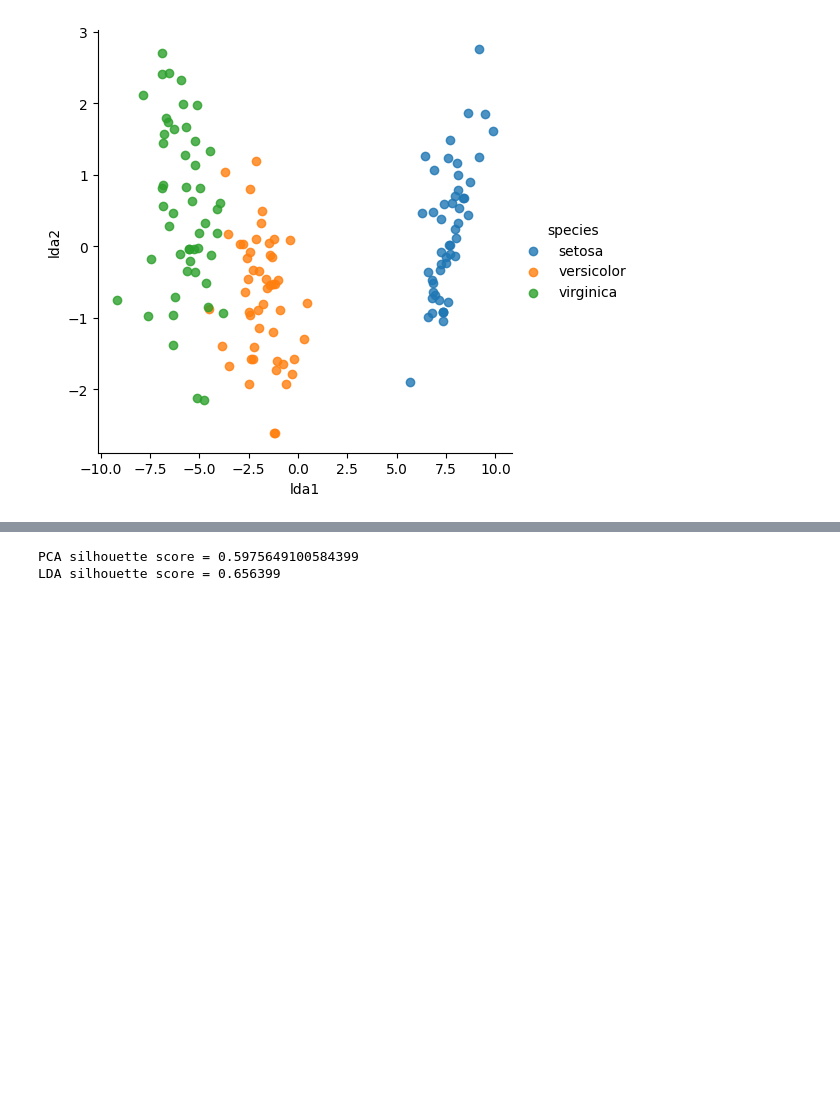
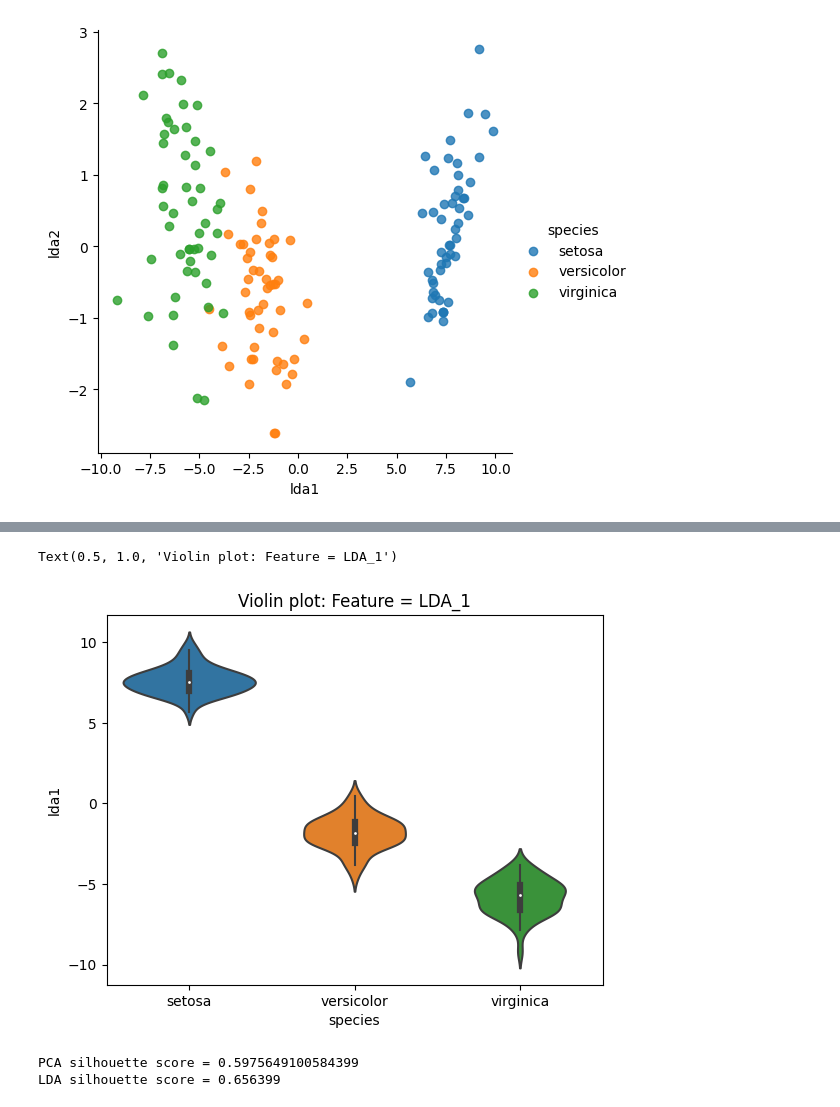
Before and after one commit to WooJungE/About_data, a Jupyter notebook: 20230330.ipynb, the cells around one changed output, grey strips where cells are left out. Saved outputs shown, nothing was run; the diff lists cells and outputs as text; code cells hidden in the pictures; blank space fills up the shorter version.

```diff
--- a/20230330.ipynb
+++ b/20230330.ipynb
@@ -113,3 +118,8 @@ sns.lmplot(x="lda1", y="lda2", hue="species", data=df_lda, fit_reg=False)
+# %%
+sns.violinplot(x='species', y='lda1', data =df_lda).set_title("Violin plot: Feature = LDA_1")
+# %% [output]
+Text(0.5, 1.0, 'Violin plot: Feature = LDA_1')
+[figure, added]
 # %%
 from sklearn.cluster import KMeans
 from sklearn.metrics import silhouette_score
```
Also changed, not shown: parts of 8 cells of this notebook.
